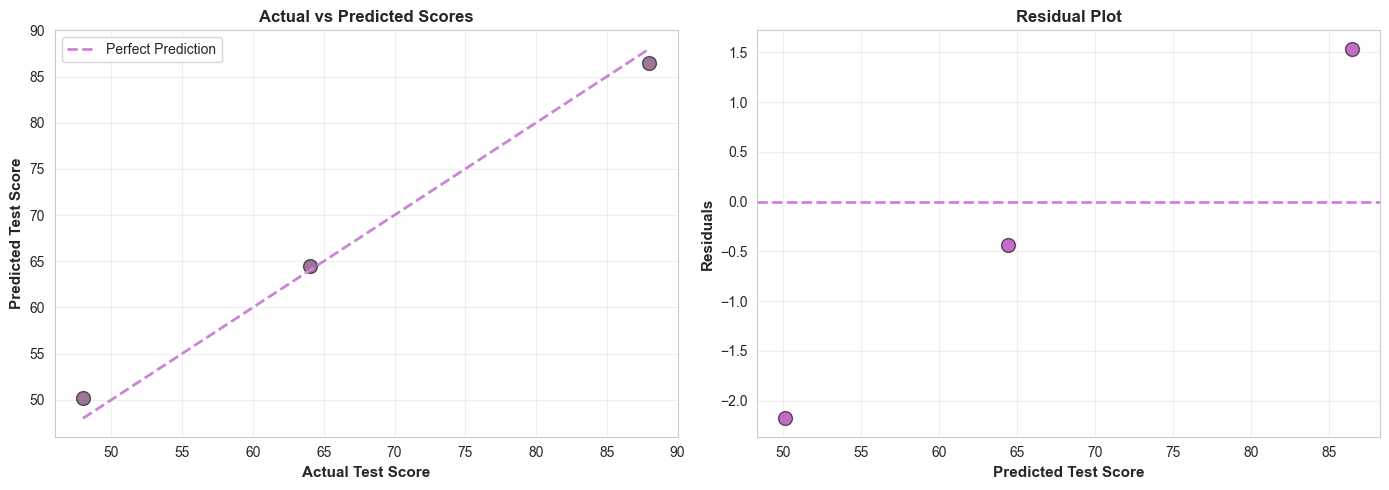
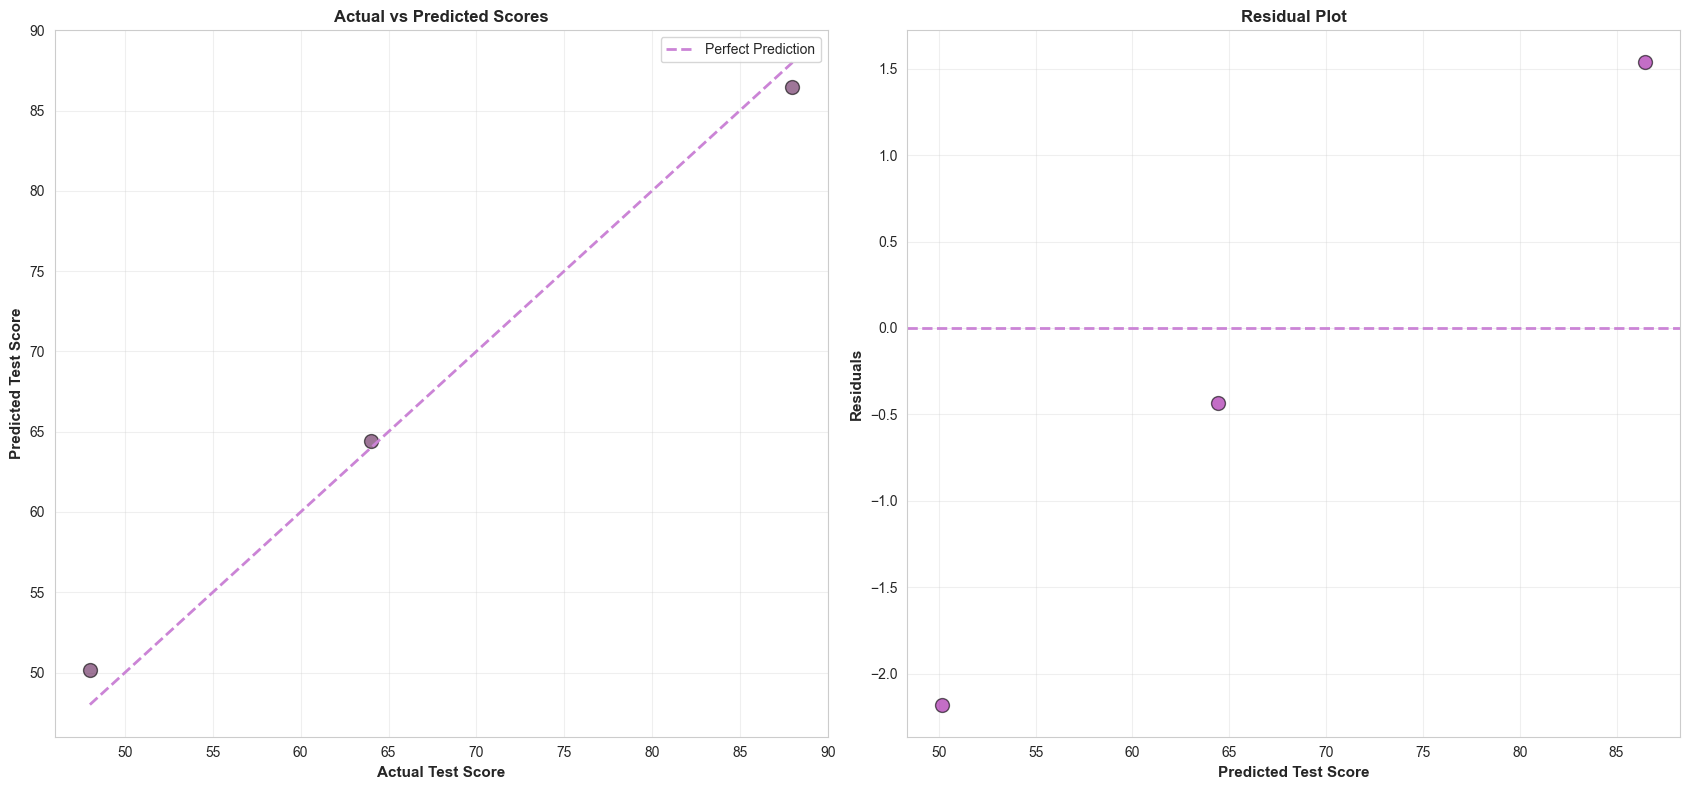
Unified diff of the notebook cell whose output changed from the first chart to the second:
--- before
+++ after
@@ -1,4 +1,4 @@
 # regression visualisation
-fig, axes = plt.subplots(1, 2, figsize=(14, 5))
+fig, axes = plt.subplots(1, 2, figsize=(17, 8))
 
 # actual vs predicted

Commit: ml project